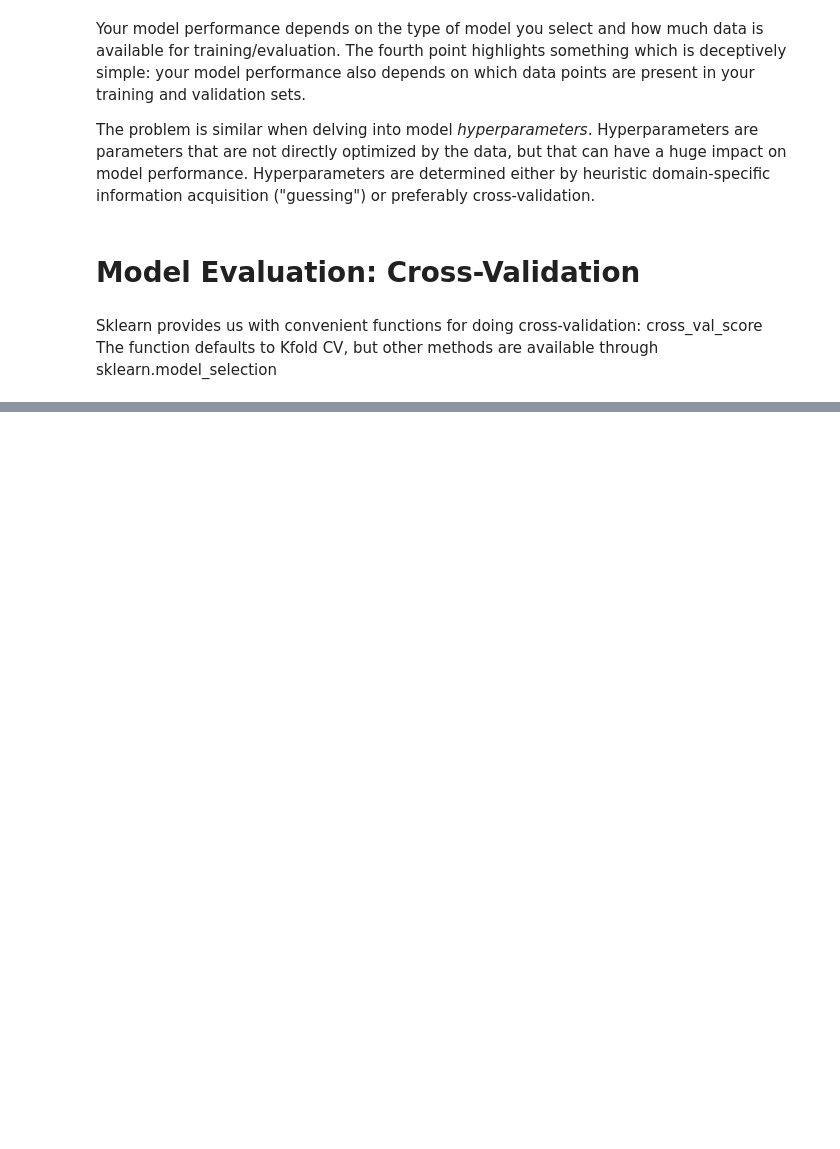
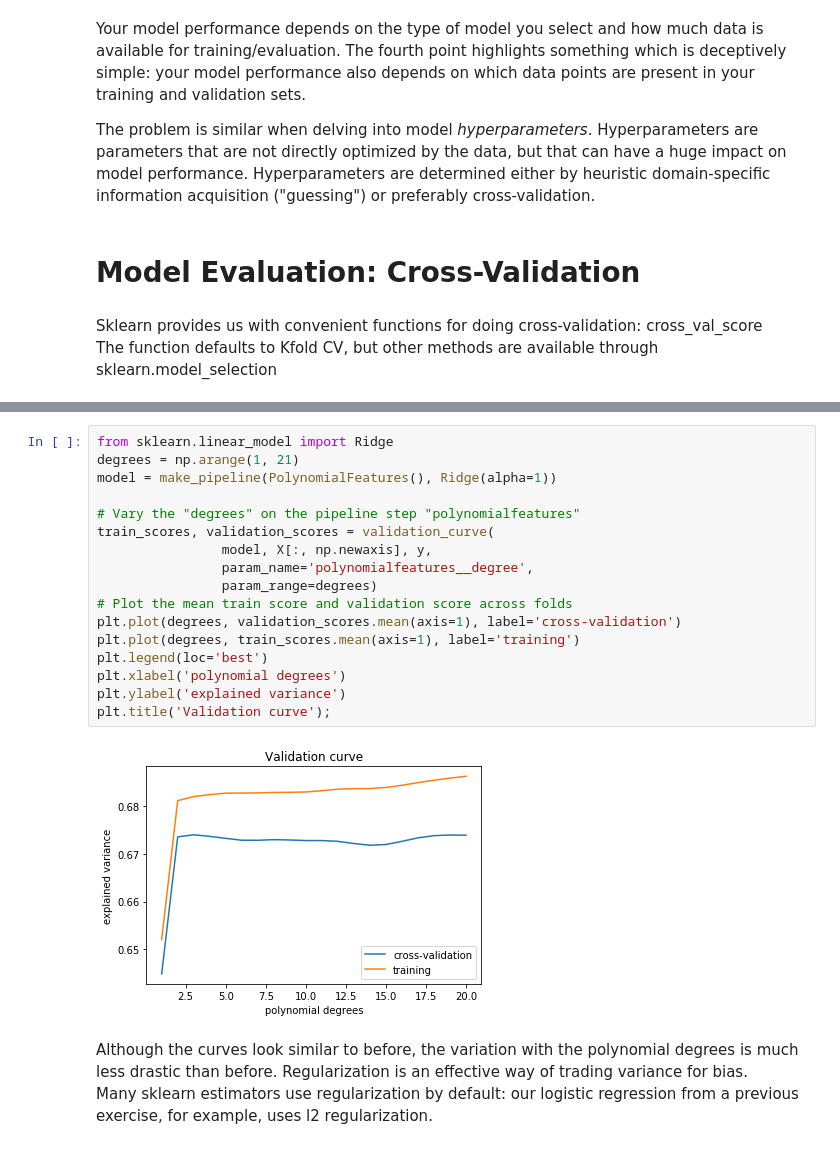
Before and after one commit to main-training/main-training-nilearn-ml, a Jupyter notebook: 01_intro_ml.ipynb, the cells around one changed output, grey strips where cells are left out. Saved outputs shown, nothing was run; the diff lists cells and outputs as text; blank space fills up the shorter version.

```diff
--- a/01_intro_ml.ipynb
+++ b/01_intro_ml.ipynb
@@ -232,0 +289,22 @@ Mean: 0.9450292397660819
+# %%
+from sklearn.linear_model import Ridge
+degrees = np.arange(1, 21)
+model = make_pipeline(PolynomialFeatures(), Ridge(alpha=1))
+
+# Vary the "degrees" on the pipeline step "polynomialfeatures"
+train_scores, validation_scores = validation_curve(
+                model, X[:, np.newaxis], y,
+                param_name='polynomialfeatures__degree',
+                param_range=degrees)
+# Plot the mean train score and validation score across folds
+plt.plot(degrees, validation_scores.mean(axis=1), label='cross-validation')
+plt.plot(degrees, train_scores.mean(axis=1), label='training')
+plt.legend(loc='best')
+plt.xlabel('polynomial degrees')
+plt.ylabel('explained variance')
+plt.title('Validation curve');
+# %% [output]
+[figure, added]
+# %% [markdown]
+Although the curves look similar to before, the variation with the polynomial degrees is much less drastic than before. Regularization is an effective way of trading variance for bias.
+Many sklearn estimators use regularization by default: our logistic regression from a previous exercise, for example, uses l2 regularization.
```
Also changed, not shown: parts of 9 cells of this notebook, 1 other file.
